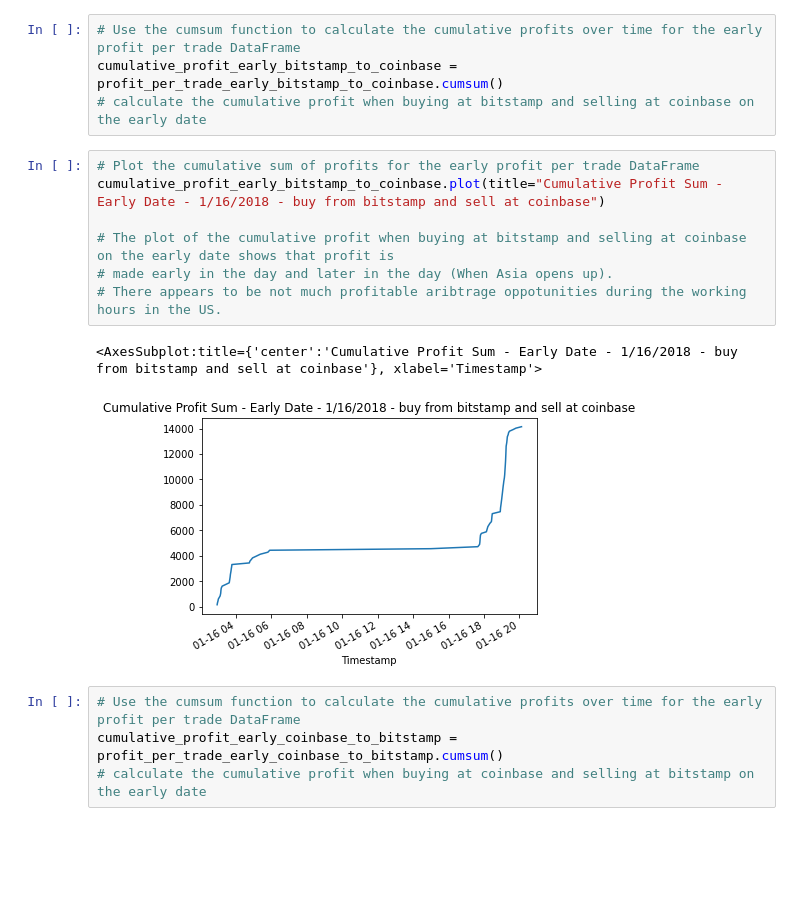
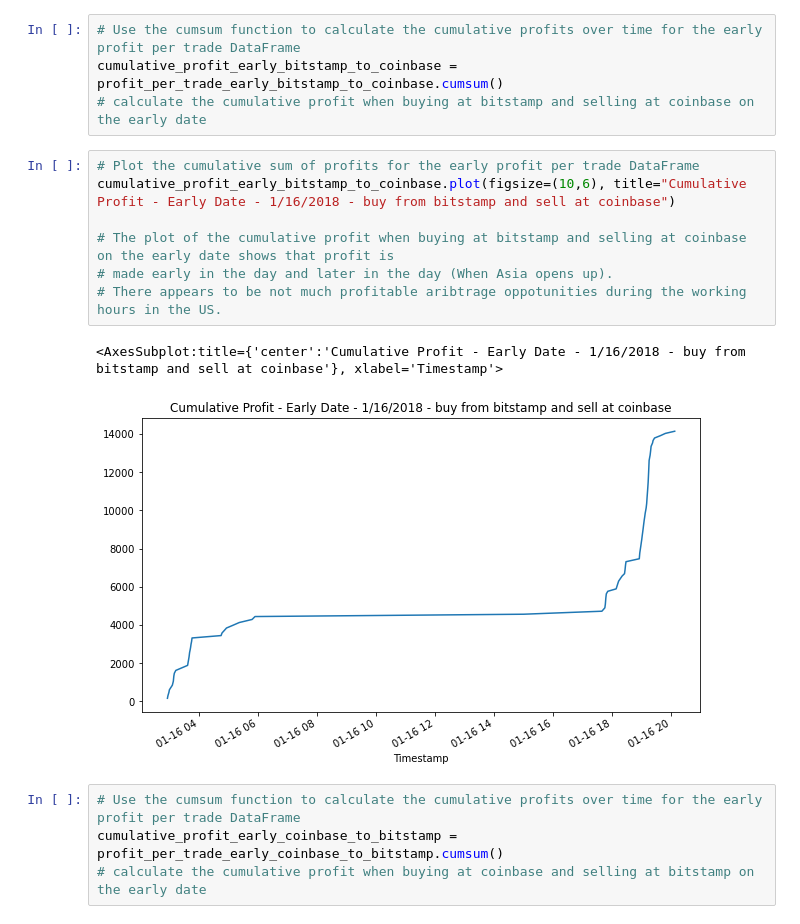
Before and after one commit to sangramsinghg/berkeley_fintech_module_3_challenge, a Jupyter notebook: crypto_arbitrage.ipynb, the cells around one changed output. Cells and saved outputs as stored; diff of their text form; blank space fills up the shorter version.

Commit message:
update image description

```diff
--- a/crypto_arbitrage.ipynb
+++ b/crypto_arbitrage.ipynb
@@ -1251,14 +1251,14 @@ cumulative_profit_early_bitstamp_to_coinbase = profit_per_trade_early_bitstamp_t
 # calculate the cumulative profit when buying at bitstamp and selling at coinbase on the early date
 # %%
 # Plot the cumulative sum of profits for the early profit per trade DataFrame
-cumulative_profit_early_bitstamp_to_coinbase.plot(title="Cumulative Profit Sum - Early Date - 1/16/2018 - buy from bitstamp and sell at coinbase")
+cumulative_profit_early_bitstamp_to_coinbase.plot(figsize=(10,6), title="Cumulative Profit - Early Date - 1/16/2018 - buy from bitstamp and sell at coinbase")
 
 # The plot of the cumulative profit when buying at bitstamp and selling at coinbase on the early date shows that profit is
 # made early in the day and later in the day (When Asia opens up).
 # There appears to be not much profitable aribtrage oppotunities during the working hours in the US.
 # %% [output]
-<AxesSubplot:title={'center':'Cumulative Profit Sum - Early Date - 1/16/2018 - buy from bitstamp and sell at coinbase'}, xlabel='Timestamp'>
+<AxesSubplot:title={'center':'Cumulative Profit - Early Date - 1/16/2018 - buy from bitstamp and sell at coinbase'}, xlabel='Timestamp'>
-[figure, old version]
+[figure, new version]
 # %%
 # Use the cumsum function to calculate the cumulative profits over time for the early profit per trade DataFrame
 cumulative_profit_early_coinbase_to_bitstamp = profit_per_trade_early_coinbase_to_bitstamp.cumsum()
```
Also changed, not shown: parts of 5 cells of this notebook, 4 other files.
